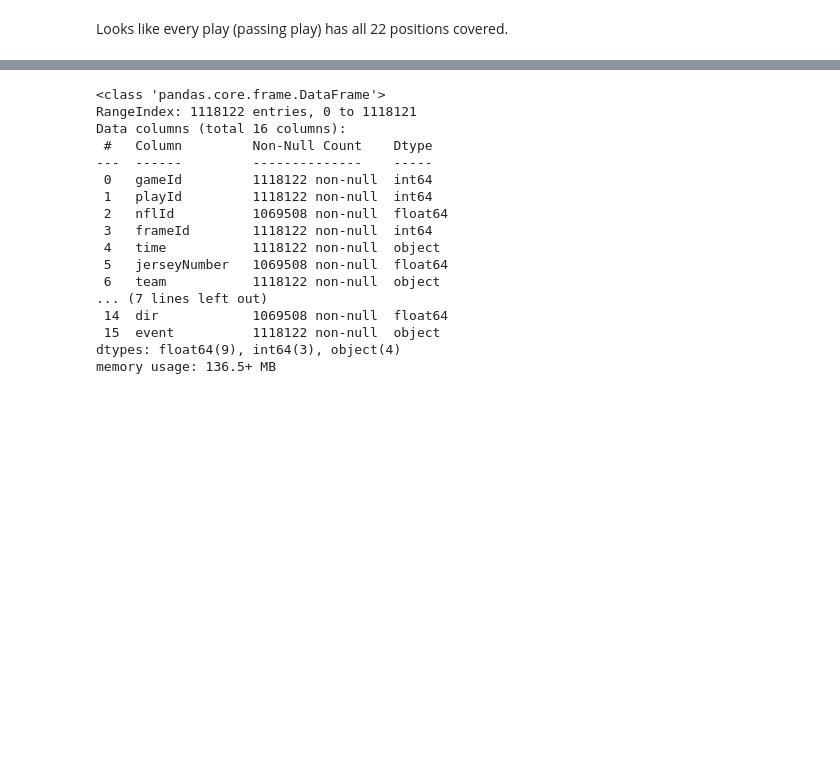
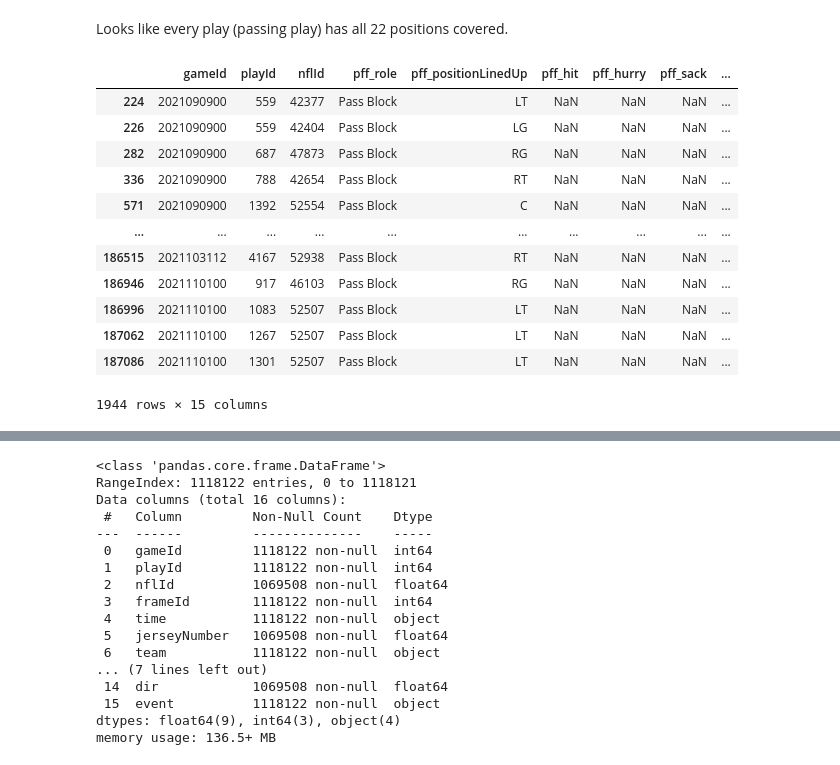
Before and after one commit to Miller-Ryan-1/nfl-linemen, a Jupyter notebook: analysis_playground.ipynb, the cells around one changed output, grey strips where cells are left out. Drawn from its saved outputs; the diff is of its cells as text; code cells hidden in the pictures; blank space fills up the shorter version.

Commit message:
basic block fail counts investigate

```diff
--- a/analysis_playground.ipynb
+++ b/analysis_playground.ipynb
@@ -138,3 +174,19 @@ memory usage: 21.5+ MB
 | 22 | 2021090900 | 137 | 35441 | Pass Rush | DRT | 0.0 | 0.0 | 0.0 | ... |
 # %% [markdown]
 Looks like every play (passing play) has all 22 positions covered.
+# %%
+scout_data[scout_data.pff_beatenByDefender == 1.0]
+# %% [output]
+|  | gameId | playId | nflId | pff_role | pff_positionLinedUp | pff_hit | pff_hurry | pff_sack | ... |
+| 224 | 2021090900 | 559 | 42377 | Pass Block | LT | NaN | NaN | NaN | ... |
+| 226 | 2021090900 | 559 | 42404 | Pass Block | LG | NaN | NaN | NaN | ... |
+| 282 | 2021090900 | 687 | 47873 | Pass Block | RG | NaN | NaN | NaN | ... |
+| 336 | 2021090900 | 788 | 42654 | Pass Block | RT | NaN | NaN | NaN | ... |
+| 571 | 2021090900 | 1392 | 52554 | Pass Block | C | NaN | NaN | NaN | ... |
+| ... | ... | ... | ... | ... | ... | ... | ... | ... | ... |
+| 186515 | 2021103112 | 4167 | 52938 | Pass Block | RT | NaN | NaN | NaN | ... |
+| 186946 | 2021110100 | 917 | 46103 | Pass Block | RG | NaN | NaN | NaN | ... |
+| 186996 | 2021110100 | 1083 | 52507 | Pass Block | LT | NaN | NaN | NaN | ... |
+| 187062 | 2021110100 | 1267 | 52507 | Pass Block | LT | NaN | NaN | NaN | ... |
+| 187086 | 2021110100 | 1301 | 52507 | Pass Block | LT | NaN | NaN | NaN | ... |
+1944 rows × 15 columns
```
Also changed, not shown: parts of 30 cells of this notebook.
